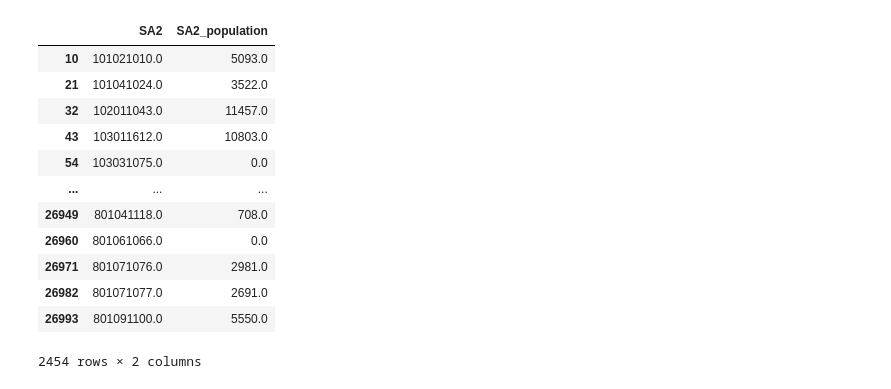
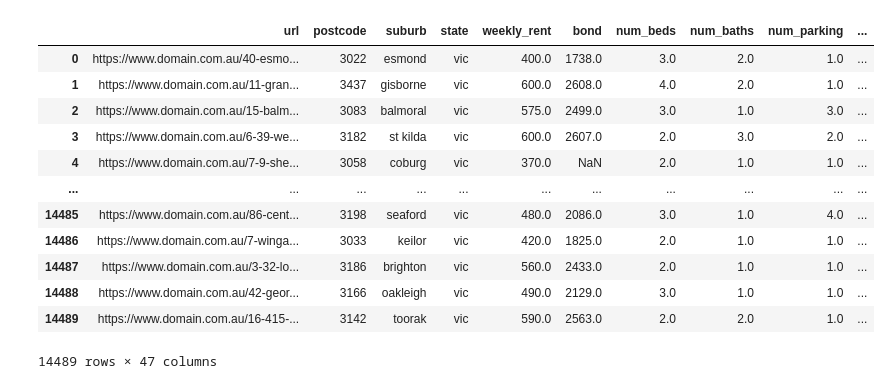
Before and after one commit to MAST30034-Applied-Data-Science/generic-real-estate-consulting-project-group-32, a Jupyter notebook: notebooks/suburb level.ipynb, the cells around one changed output. Cells and saved outputs as stored; diff of their text form; code cells hidden in the pictures.

```diff
--- a/notebooks/suburb level.ipynb
+++ b/notebooks/suburb level.ipynb
@@ -12,27 +12,32 @@ import numpy as np
 df = pd.read_csv(f"../data/curated/pre_processed_data.csv")
 df = addSA2.addSA2(df, use_postcode = False)
 df = df.loc[df["SA2"] != 0]
+# %%
+df
+# %% [output]
+|  | url | postcode | suburb | state | weekly_rent | bond | num_beds | num_baths | num_parking | ... |
+| 0 | https://www.domain.com.au/40-esmo... | 3022 | esmond | vic | 400.0 | 1738.0 | 3.0 | 2.0 | 1.0 | ... |
+| 1 | https://www.domain.com.au/11-gran... | 3437 | gisborne | vic | 600.0 | 2608.0 | 4.0 | 2.0 | 1.0 | ... |
+| 2 | https://www.domain.com.au/15-balm... | 3083 | balmoral | vic | 575.0 | 2499.0 | 3.0 | 1.0 | 3.0 | ... |
+| 3 | https://www.domain.com.au/6-39-we... | 3182 | st kilda | vic | 600.0 | 2607.0 | 2.0 | 3.0 | 2.0 | ... |
+| 4 | https://www.domain.com.au/7-9-she... | 3058 | coburg | vic | 370.0 | NaN | 2.0 | 1.0 | 1.0 | ... |
+| ... | ... | ... | ... | ... | ... | ... | ... | ... | ... | ... |
+| 14485 | https://www.domain.com.au/86-cent... | 3198 | seaford | vic | 480.0 | 2086.0 | 3.0 | 1.0 | 4.0 | ... |
+| 14486 | https://www.domain.com.au/7-winga... | 3033 | keilor | vic | 420.0 | 1825.0 | 2.0 | 1.0 | 1.0 | ... |
+| 14487 | https://www.domain.com.au/3-32-lo... | 3186 | brighton | vic | 560.0 | 2433.0 | 2.0 | 1.0 | 1.0 | ... |
+| 14488 | https://www.domain.com.au/42-geor... | 3166 | oakleigh | vic | 490.0 | 2129.0 | 3.0 | 1.0 | 1.0 | ... |
+| 14489 | https://www.domain.com.au/16-415-... | 3142 | toorak | vic | 590.0 | 2563.0 | 2.0 | 2.0 | 1.0 | ... |
+14489 rows × 47 columns
 # %%
 sa2 = pd.read_csv(f"../data/raw/abs_data/pop_data.csv")
 sa2 = sa2[sa2["TIME_PERIOD: Time Period"] == 2021][["ASGS_2021: Region", "OBS_VALUE"]]
 sa2["ASGS_2021: Region"] = sa2["ASGS_2021: Region"].apply(lambda x: x.split(':')[0])
 sa2 = sa2.rename(columns = {"ASGS_2021: Region":"SA2", "OBS_VALUE":"SA2_population"})
 sa2 = sa2.astype(float)
-sa2
+building_metrics = ["sa2_code16", "tot_dwl_num", "value_non_resial_building_aud000"]
+buildings = pd.read_csv(f"../data/raw/datasource-AU_Govt_ABS-UoM_AURIN_DB_3 abs_building_approvals_sa2_2019_20.csv")[building_metrics]
+sa2 = sa2.join(buildings.set_index("sa2_code16"), on="SA2")
+sa2 = sa2.fillna(0)
-# %% [output]
-|  | SA2 | SA2_population |
-| 10 | 101021010.0 | 5093.0 |
-| 21 | 101041024.0 | 3522.0 |
-| 32 | 102011043.0 | 11457.0 |
-| 43 | 103011612.0 | 10803.0 |
-| 54 | 103031075.0 | 0.0 |
-| ... | ... | ... |
-| 26949 | 801041118.0 | 708.0 |
-| 26960 | 801061066.0 | 0.0 |
-| 26971 | 801071076.0 | 2981.0 |
-| 26982 | 801071077.0 | 2691.0 |
-| 26993 | 801091100.0 | 5550.0 |
-2454 rows × 2 columns
 # %%
 df["count"] = 1
 df = df[["suburb", "SA2", "count"]]
```
Also changed, not shown: parts of 15 cells of this notebook.
